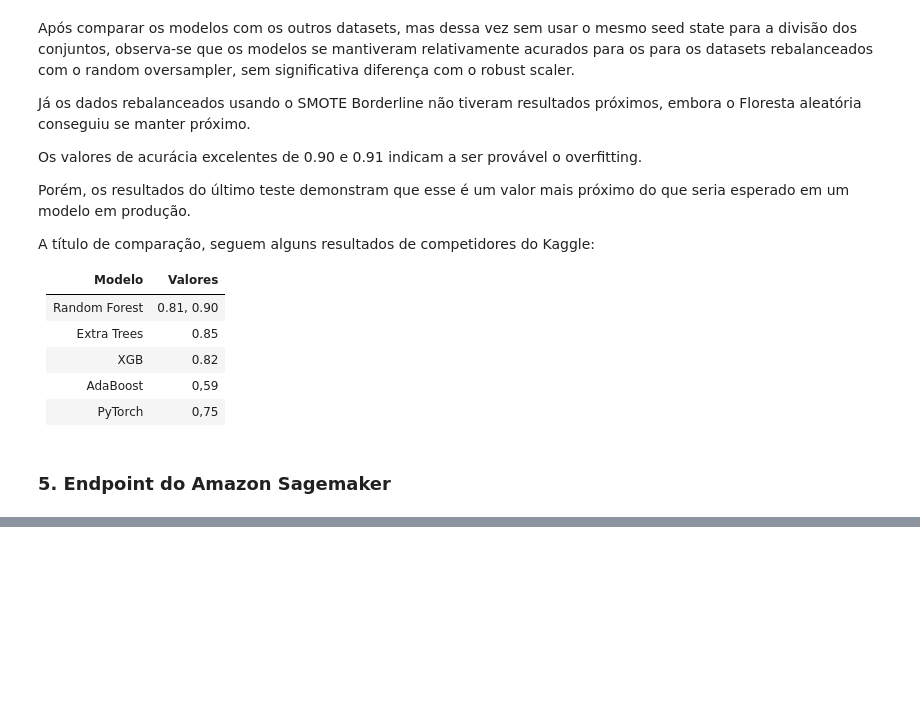
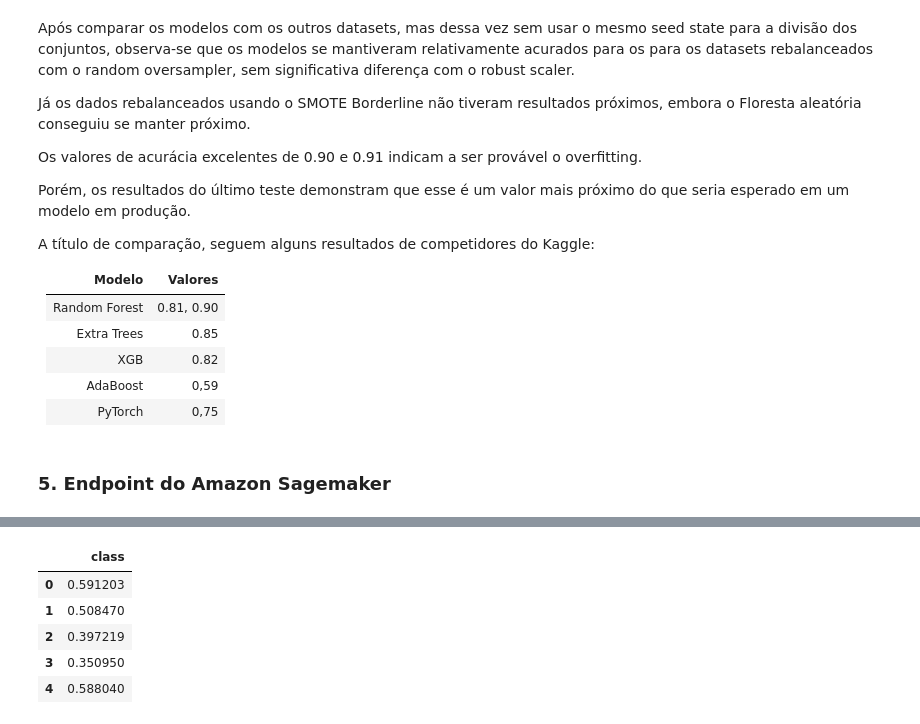
Before and after one commit to o-guilherme/IFSP-Proj-Sem2, a Jupyter notebook: SageMaker_Treinamento_dos_modelos.ipynb, the cells around one changed output, grey strips where cells are left out. Drawn from its saved outputs; the diff is of its cells as text; code cells hidden in the pictures; blank space fills up the shorter version.

```diff
--- a/SageMaker_Treinamento_dos_modelos.ipynb
+++ b/SageMaker_Treinamento_dos_modelos.ipynb
@@ -762,0 +927,13 @@ A título de comparação, seguem alguns resultados de competidores do Kaggle:
+# %%
+#Carregando os resultados preditos
+s3 = boto3.client('s3')
+obj = s3.get_object(Bucket=bucket, Key="{}/batch-out/{}".format(prefix,'batch-in.csv.out'))
+target_predicted = pd.read_csv(io.BytesIO(obj['Body'].read()),',',names=['class'])
+target_predicted.head(5)
+# %% [output]
+|  | class |
+| 0 | 0.591203 |
+| 1 | 0.508470 |
+| 2 | 0.397219 |
+| 3 | 0.350950 |
+| 4 | 0.588040 |
```
Also changed, not shown: parts of 29 cells of this notebook.
